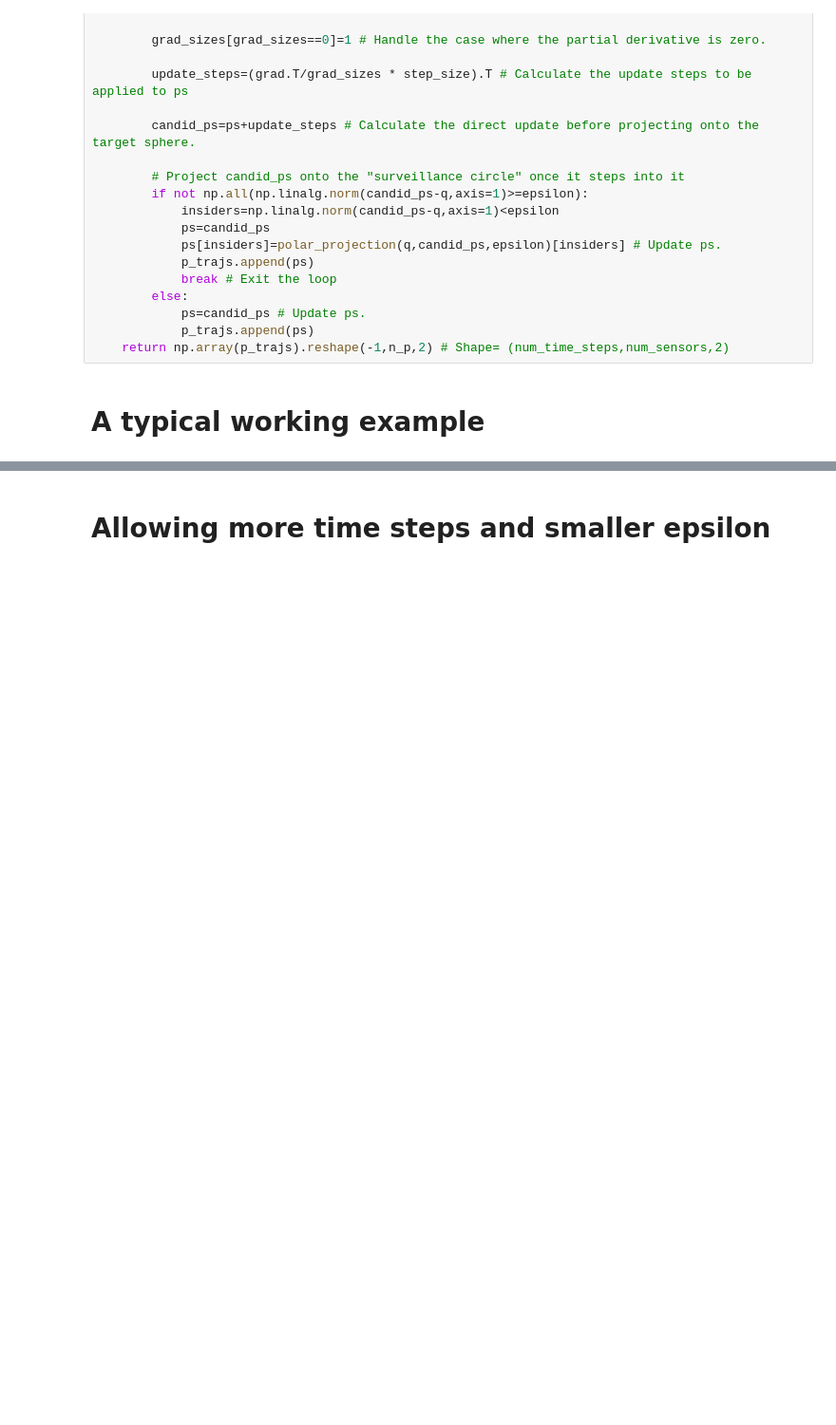
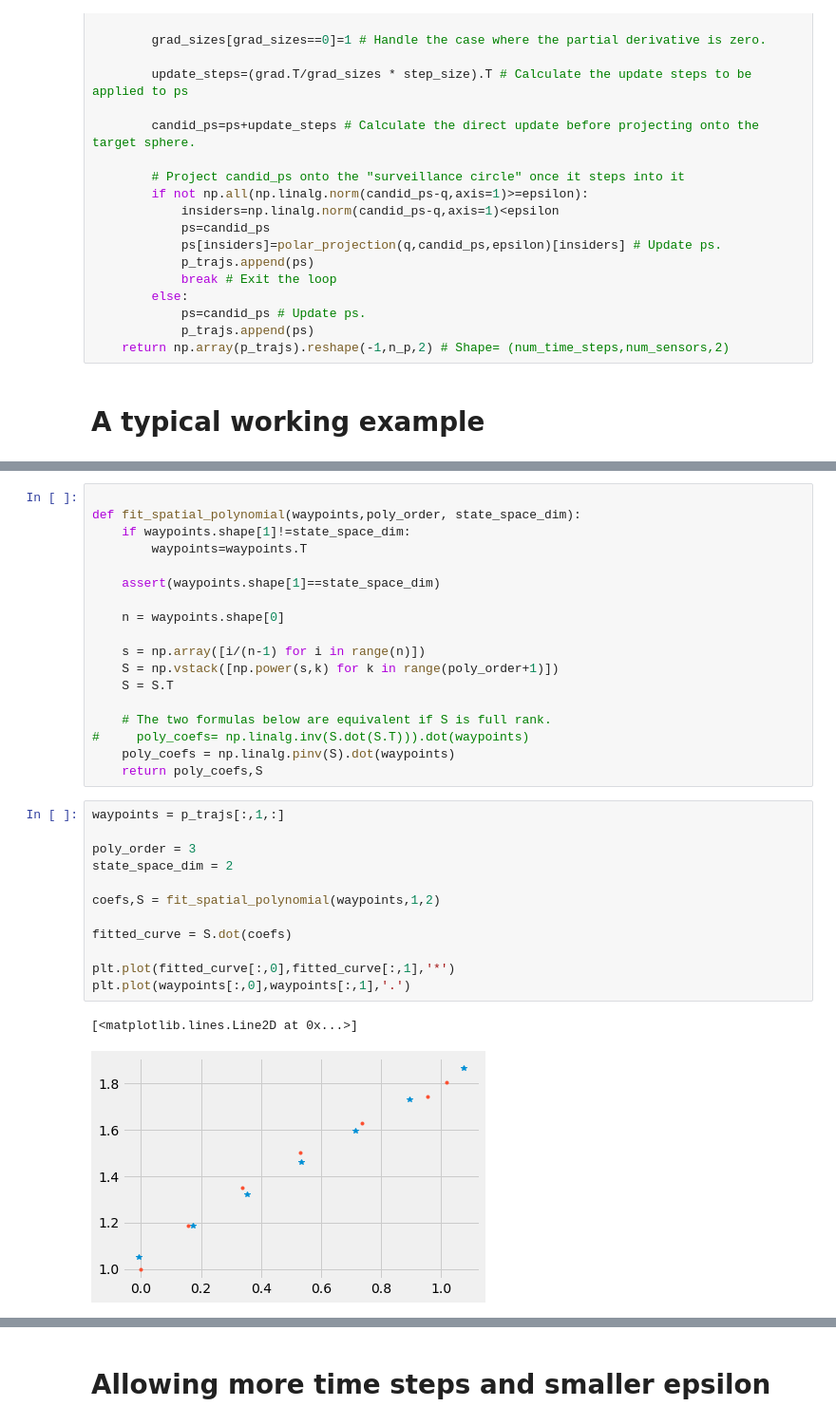
Before and after one commit to lina-robotics-lab/fim_track, a Jupyter notebook: src/Path Planning with FIM gradient descent .ipynb, the cells around one changed output, grey strips where cells are left out. Shown at 95% size. Saved outputs shown, nothing was run; the diff lists cells and outputs as text; blank space fills up the shorter version.

```diff
--- a/src/Path Planning with FIM gradient descent .ipynb
+++ b/src/Path Planning with FIM gradient descent .ipynb
@@ -113,0 +137,33 @@ plot_trajectories(q_traj,p_trajs,3)
+# %%
+
+def fit_spatial_polynomial(waypoints,poly_order, state_space_dim):
+    if waypoints.shape[1]!=state_space_dim:
+        waypoints=waypoints.T
+
+    assert(waypoints.shape[1]==state_space_dim)
+
+    n = waypoints.shape[0]
+
+    s = np.array([i/(n-1) for i in range(n)])
+    S = np.vstack([np.power(s,k) for k in range(poly_order+1)])
+    S = S.T
+
+    # The two formulas below are equivalent if S is full rank.
+#     poly_coefs= np.linalg.inv(S.dot(S.T))).dot(waypoints)
+    poly_coefs = np.linalg.pinv(S).dot(waypoints)
+    return poly_coefs,S
+# %%
+waypoints = p_trajs[:,1,:]
+
+poly_order = 3
+state_space_dim = 2
+
+coefs,S = fit_spatial_polynomial(waypoints,1,2)
+
+fitted_curve = S.dot(coefs)
+
+plt.plot(fitted_curve[:,0],fitted_curve[:,1],'*')
+plt.plot(waypoints[:,0],waypoints[:,1],'.')
+# %% [output]
+[<matplotlib.lines.Line2D at 0x...>]
+[figure, added]
```
Also changed, not shown: parts of 12 cells of this notebook, 1 other file.
